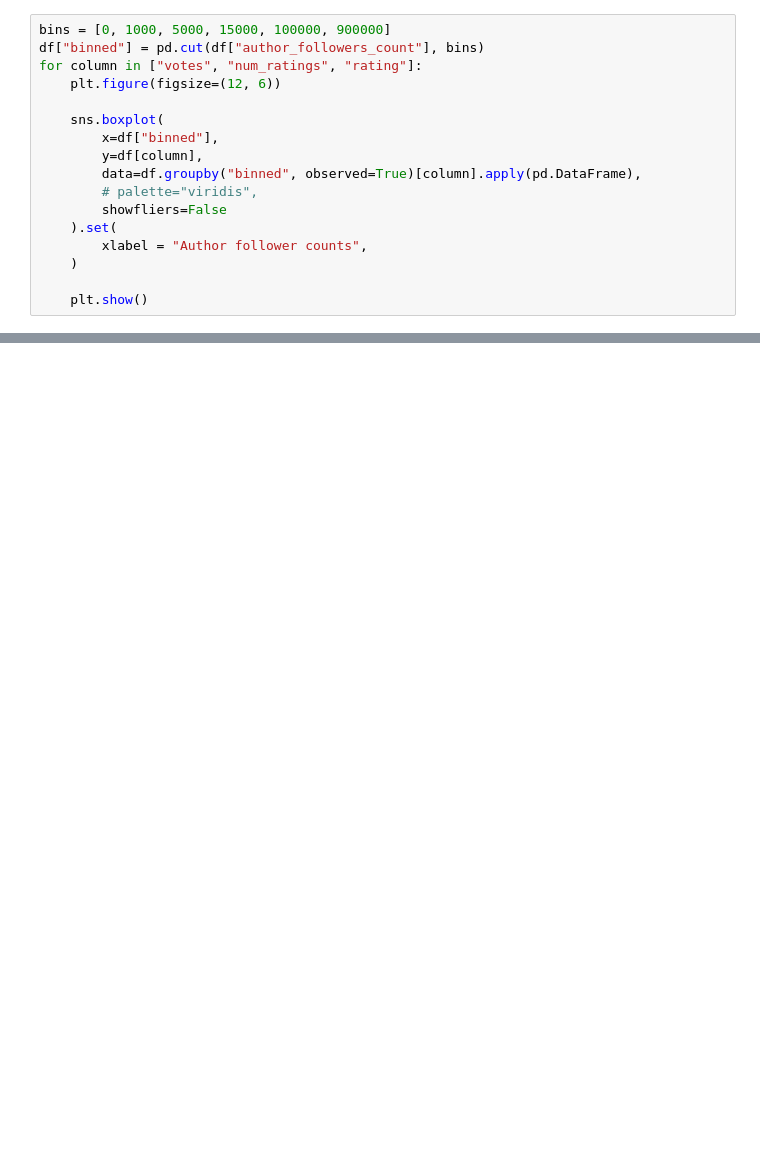
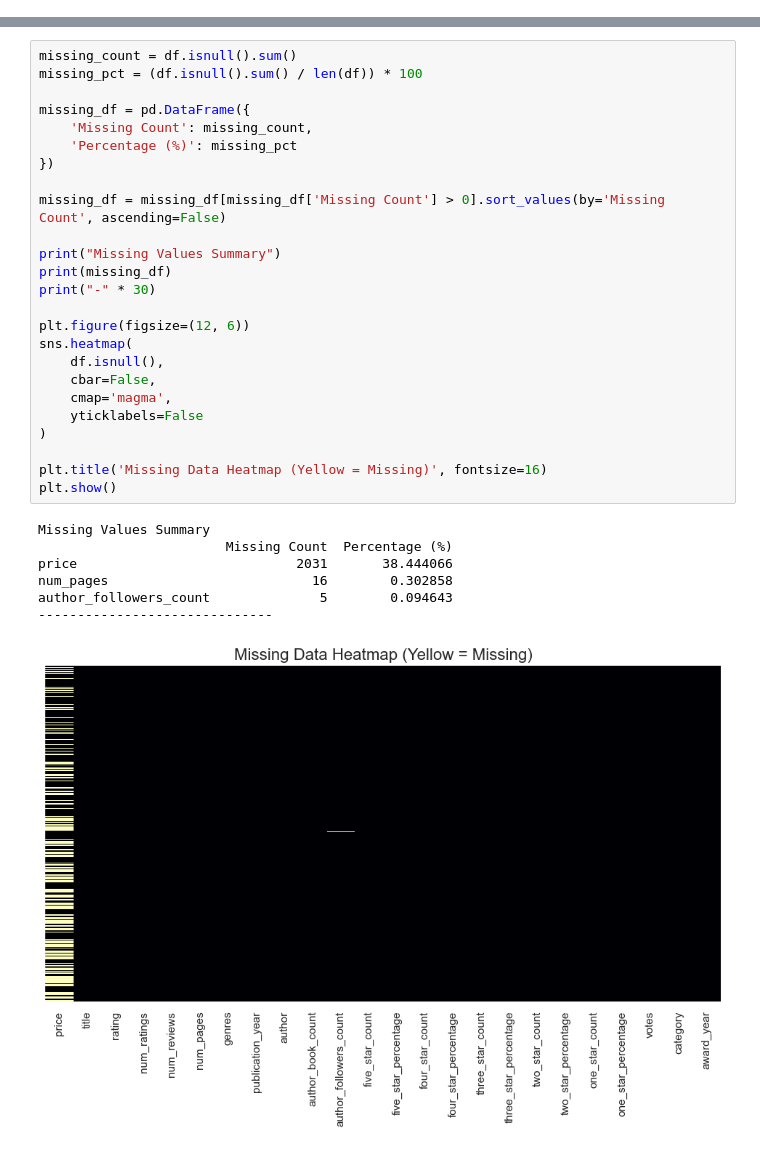
Before and after one commit to FIT-SE23/GoodreadsChoiceAwards, a Jupyter notebook: Notebooks/01_data_exploration.ipynb, the cells around one changed output, grey strips where cells are left out. Saved outputs shown, nothing was run; the diff lists cells and outputs as text; blank space fills up the shorter version.

```diff
--- a/Notebooks/01_data_exploration.ipynb
+++ b/Notebooks/01_data_exploration.ipynb
@@ -491,17 +77,0 @@ Name: author_followers_count, dtype: float64
-# %%
-bins = [0, 1000, 5000, 15000, 100000, 900000]
-df["binned"] = pd.cut(df["author_followers_count"], bins)
-for column in ["votes", "num_ratings", "rating"]:
-    plt.figure(figsize=(12, 6))
-
-    sns.boxplot(
-        x=df["binned"],
-        y=df[column],
-        data=df.groupby("binned", observed=True)[column].apply(pd.DataFrame),
-        # palette="viridis",
-        showfliers=False
-    ).set(
-        xlabel = "Author follower counts",
-    )
-
-    plt.show()
@@ -1330,0 +395,33 @@ plt.show()
+# %%
+missing_count = df.isnull().sum()
+missing_pct = (df.isnull().sum() / len(df)) * 100
+
+missing_df = pd.DataFrame({
+    'Missing Count': missing_count,
+    'Percentage (%)': missing_pct
+})
+
+missing_df = missing_df[missing_df['Missing Count'] > 0].sort_values(by='Missing Count', ascending=False)
+
+print("Missing Values Summary")
+print(missing_df)
+print("-" * 30)
+
+plt.figure(figsize=(12, 6))
+sns.heatmap(
+    df.isnull(),
+    cbar=False,
+    cmap='magma',
+    yticklabels=False
+)
+
+plt.title('Missing Data Heatmap (Yellow = Missing)', fontsize=16)
+plt.show()
+# %% [output]
+Missing Values Summary
+                        Missing Count  Percentage (%)
+price                            2031       38.444066
+num_pages                          16        0.302858
+author_followers_count              5        0.094643
+------------------------------
+[figure, added]
```
Also changed, not shown: parts of 68 cells of this notebook.
